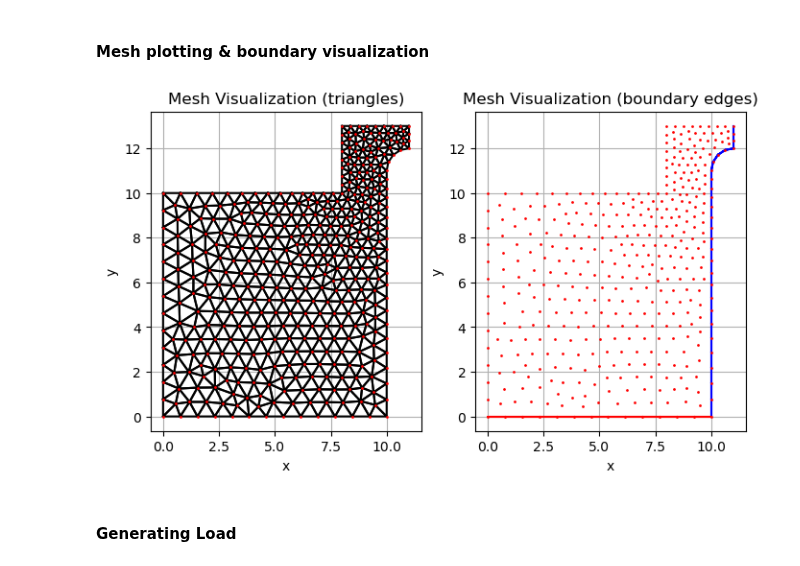
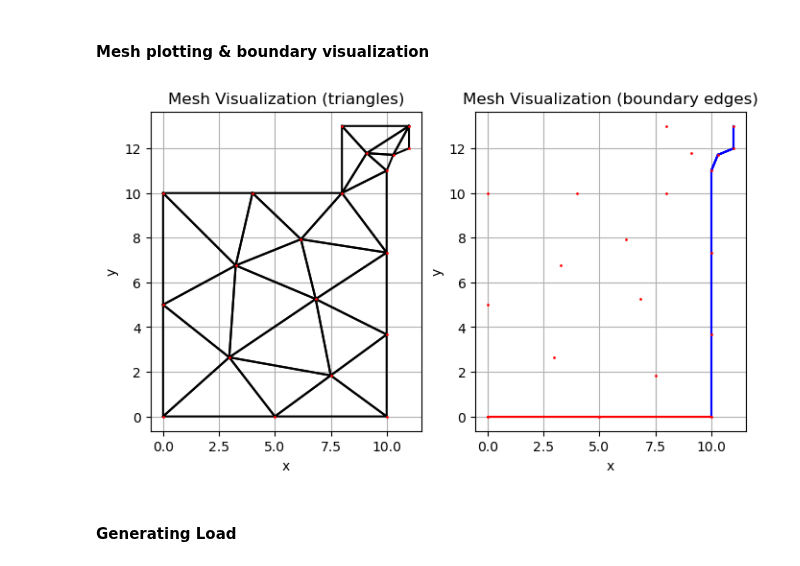
Before and after one commit to maxblw/CIEM4220_CM, a Jupyter notebook: model/1_model_definition.ipynb, the cells around one changed output. Cells and saved outputs as stored; diff of their text form; code cells hidden in the pictures.

```diff
--- a/model/1_model_definition.ipynb
+++ b/model/1_model_definition.ipynb
@@ -31,47 +36,48 @@ tip = 1 # tip of the crownwall
 #### Mesh definition
 # %%
 # Mesh size
-lc_big = 0.8
-lc_small = 0.4
+lc_big = 5
+lc_small = 5
 
 interior_tag, sea_side_tag, bottom_side_tag = Model.Mesh(lc_small, lc_big, seaside, roof, top, wall, tip)
 # %% [markdown]
 #### Mesh plotting & boundary visualization
 # %%
 # Read mesh from file
+global points, triangles, group_bottom, group_sea, bottom_edges, sea_edges
 points, triangles, group_bottom, group_sea, bottom_edges, sea_edges, mesh = Model.form_mesh(bottom_side_tag, sea_side_tag)
 
 # Plot triangles
 fig, ax = plt.subplots(1,2, figsize=(8, 8))
 for tri in triangles:
     coords = points[tri]
     coords = np.vstack((coords, coords[0]))  # close the triangle
     ax[0].plot(coords[:, 0], coords[:, 1], 'k-')
 ax[0].plot(points[:, 0], points[:, 1], 'ro', markersize=1)
 ax[0].set_aspect('equal')
 ax[0].set_xlabel("x")
 ax[0].set_ylabel("y")
 ax[0].set_title("Mesh Visualization (triangles)")
 ax[0].grid(True)
 
 # Plot edges
 for edge in sea_edges:
     coords = points[edge]
     coords = np.vstack((coords, coords[0]))  # close the line
     ax[1].plot(coords[:, 0], coords[:, 1], 'blue', label = "ver")
 for edge in bottom_edges:
     coords = points[edge]
     coords = np.vstack((coords, coords[0]))  # close the line
     ax[1].plot(coords[:, 0], coords[:, 1], 'red', label = "hor")
 ax[1].plot(points[:, 0], points[:, 1], 'ro', markersize=1)
 ax[1].set_aspect('equal')
 ax[1].set_xlabel("x")
 ax[1].set_ylabel("y")
 ax[1].set_title("Mesh Visualization (boundary edges)")
 ax[1].grid(True)
 plt.show()
 # %% [output]
-[figure, old version]
+[figure, new version]
 # %% [markdown]
 #### Generating Load
 # %%
```
Also changed, not shown: parts of 8 cells of this notebook, 8 other files.
